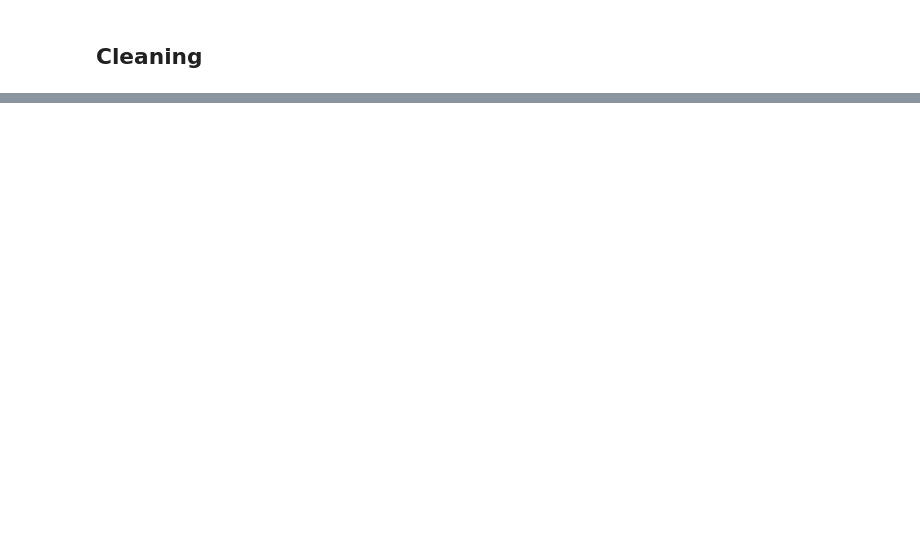
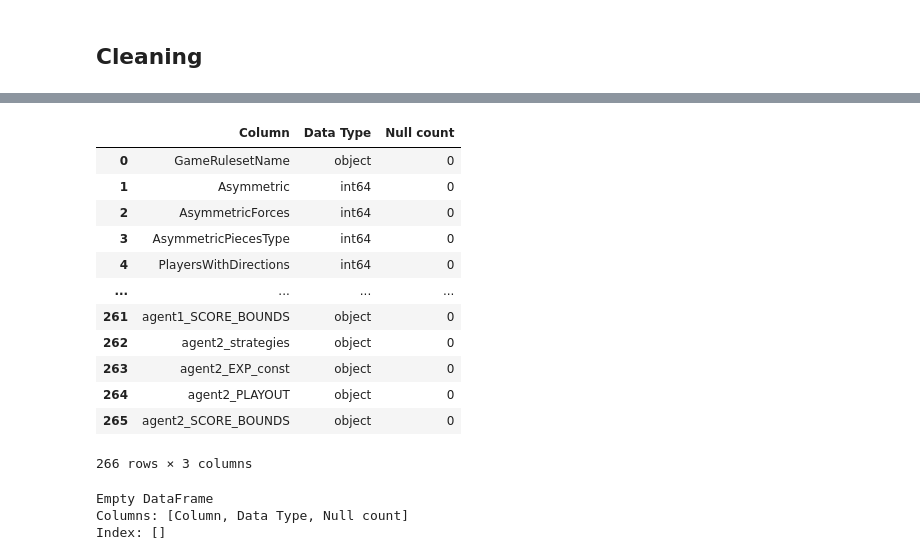
Before and after one commit to NasserMohamedEid/Game-Playing-Strength-Prediction-of-MCTS-Variants, a Jupyter notebook: MCTS_XGBoost.ipynb, the cells around one changed output, grey strips where cells are left out. Saved outputs shown, nothing was run; the diff lists cells and outputs as text; code cells hidden in the pictures; blank space fills up the shorter version.

```diff
--- a/MCTS_XGBoost.ipynb
+++ b/MCTS_XGBoost.ipynb
@@ -69,0 +139,35 @@ drop_column.extend(["Id", "EnglishRules", "LudRules", "num_wins_agent1", "num_dr
+# %%
+def summarize_dataframe_info(df):
+    table=pd.DataFrame(columns=["Column","Data Type","Null count"])
+    Dtype=""
+    null=0
+    for column in df.columns:
+        Dtype=df[column].dtype
+        null=df[column].isnull().sum()
+        new_row = {"Column": column, "Data Type": Dtype,"Null count":null}
+        table = pd.concat([table, pd.DataFrame([new_row])], ignore_index=True)
+    return table
+# %%
+info=summarize_dataframe_info(train_v1)
+# %%
+info
+# %% [output]
+|  | Column | Data Type | Null count |
+| 0 | GameRulesetName | object | 0 |
+| 1 | Asymmetric | int64 | 0 |
+| 2 | AsymmetricForces | int64 | 0 |
+| 3 | AsymmetricPiecesType | int64 | 0 |
+| 4 | PlayersWithDirections | int64 | 0 |
+| ... | ... | ... | ... |
+| 261 | agent1_SCORE_BOUNDS | object | 0 |
+| 262 | agent2_strategies | object | 0 |
+| 263 | agent2_EXP_const | object | 0 |
+| 264 | agent2_PLAYOUT | object | 0 |
+| 265 | agent2_SCORE_BOUNDS | object | 0 |
+266 rows × 3 columns
+# %%
+print(info[info['Null count']>0])
+# %% [output]
+Empty DataFrame
+Columns: [Column, Data Type, Null count]
+Index: []
```
Also changed, not shown: parts of 17 cells of this notebook.
